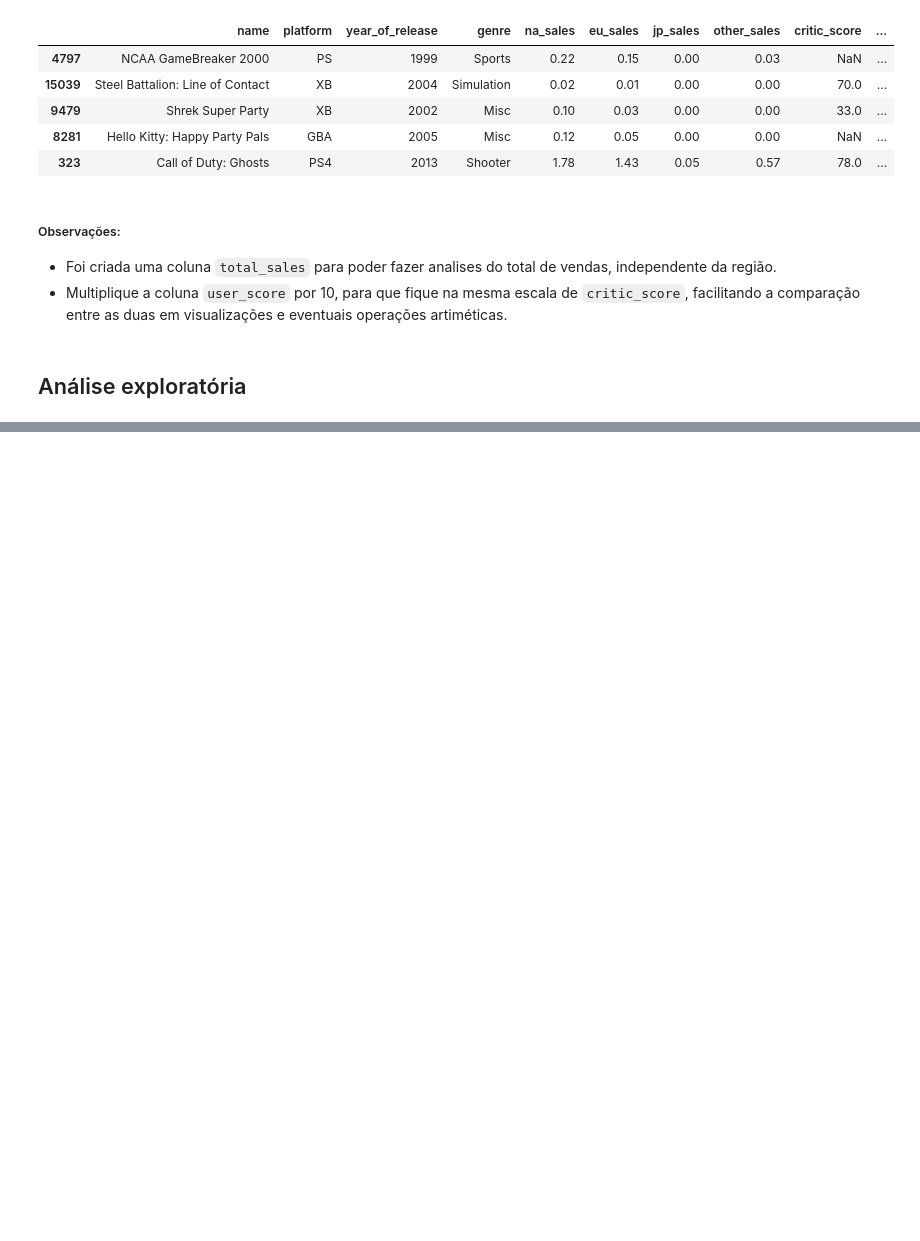
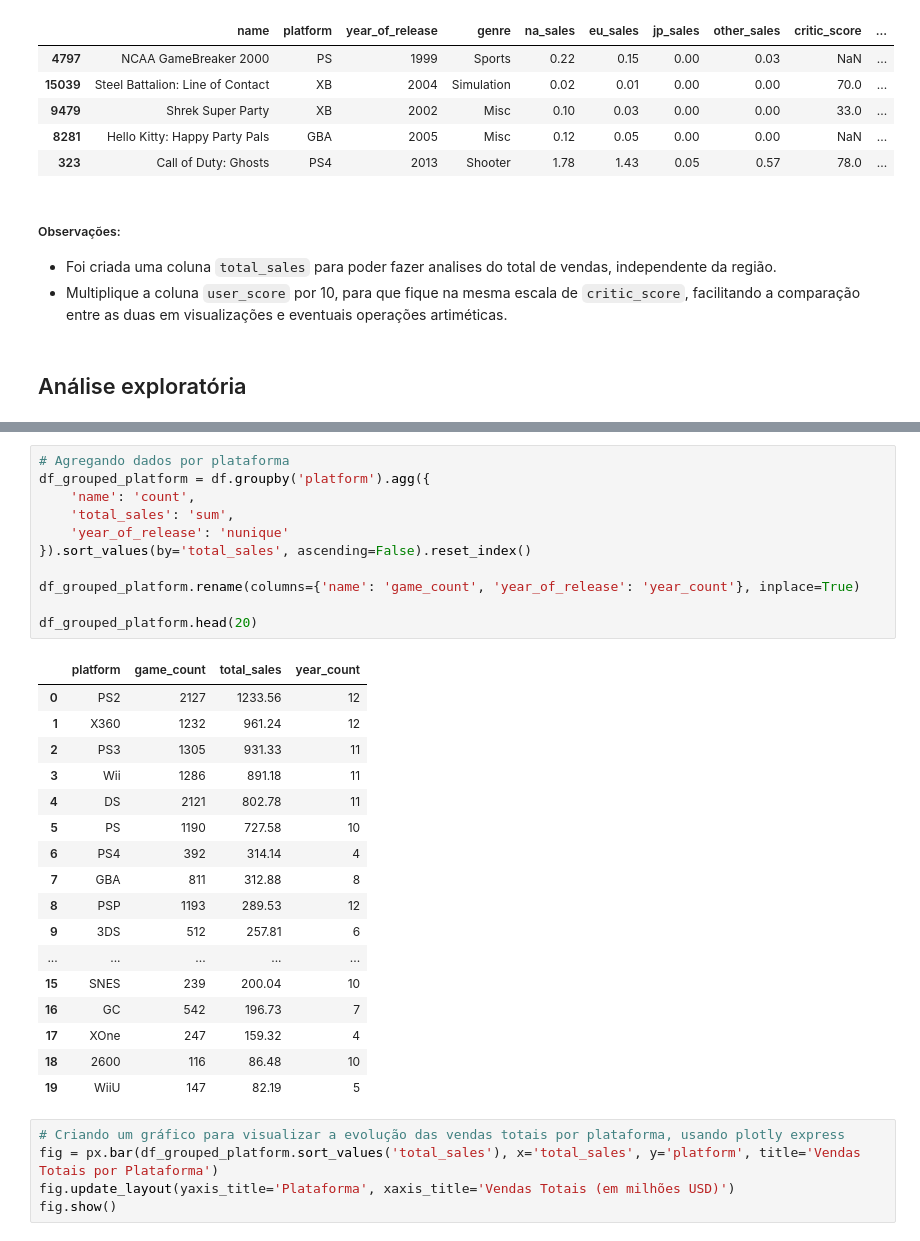
Before and after one commit to peperrone/mbads-sprint7-games, a Jupyter notebook: notebook.ipynb, the cells around one changed output, grey strips where cells are left out. Drawn from its saved outputs; the diff is of its cells as text; blank space fills up the shorter version.

Commit message:
Added yearly overview to launches, sales, and graph analysis by platform

```diff
--- a/notebook.ipynb
+++ b/notebook.ipynb
@@ -529,0 +584,34 @@ df.sample(5, random_state=42)
+# %%
+# Agregando dados por plataforma
+df_grouped_platform = df.groupby('platform').agg({
+    'name': 'count',
+    'total_sales': 'sum',
+    'year_of_release': 'nunique'
+}).sort_values(by='total_sales', ascending=False).reset_index()
+
+df_grouped_platform.rename(columns={'name': 'game_count', 'year_of_release': 'year_count'}, inplace=True)
+
+df_grouped_platform.head(20)
+# %% [output]
+|  | platform | game_count | total_sales | year_count |
+| 0 | PS2 | 2127 | 1233.56 | 12 |
+| 1 | X360 | 1232 | 961.24 | 12 |
+| 2 | PS3 | 1305 | 931.33 | 11 |
+| 3 | Wii | 1286 | 891.18 | 11 |
+| 4 | DS | 2121 | 802.78 | 11 |
+| 5 | PS | 1190 | 727.58 | 10 |
+| 6 | PS4 | 392 | 314.14 | 4 |
+| 7 | GBA | 811 | 312.88 | 8 |
+| 8 | PSP | 1193 | 289.53 | 12 |
+| 9 | 3DS | 512 | 257.81 | 6 |
+| ... | ... | ... | ... | ... |
+| 15 | SNES | 239 | 200.04 | 10 |
+| 16 | GC | 542 | 196.73 | 7 |
+| 17 | XOne | 247 | 159.32 | 4 |
+| 18 | 2600 | 116 | 86.48 | 10 |
+| 19 | WiiU | 147 | 82.19 | 5 |
+# %%
+# Criando um gráfico para visualizar a evolução das vendas totais por plataforma, usando plotly express
+fig = px.bar(df_grouped_platform.sort_values('total_sales'), x='total_sales', y='platform', title='Vendas Totais por Plataforma')
+fig.update_layout(yaxis_title='Plataforma', xaxis_title='Vendas Totais (em milhões USD)')
+fig.show()
```
Also changed, not shown: parts of 11 cells of this notebook.
